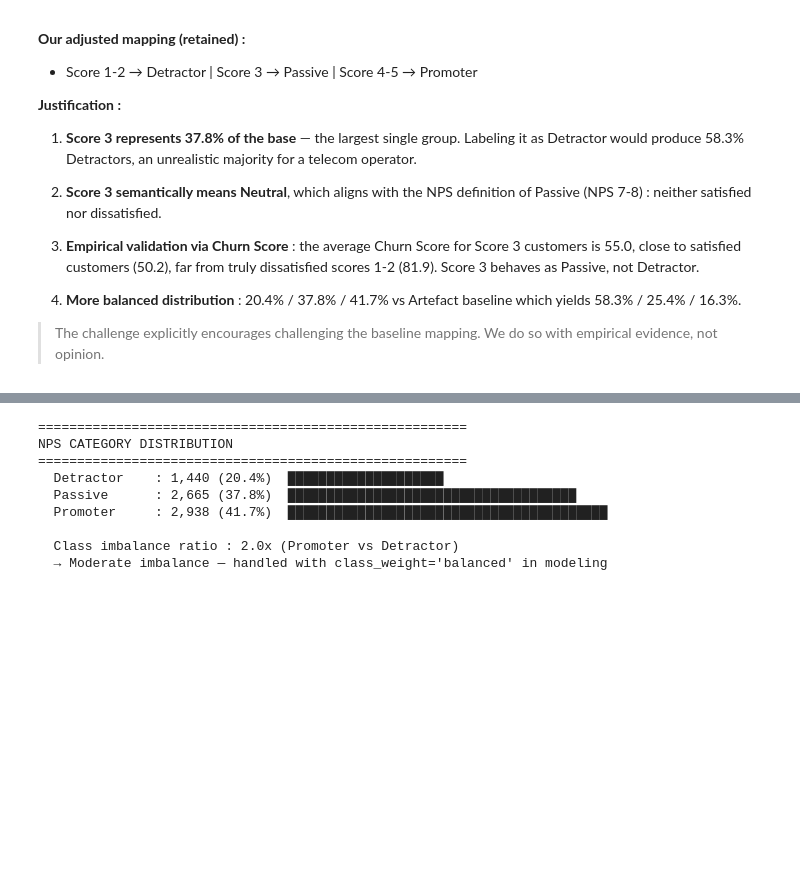
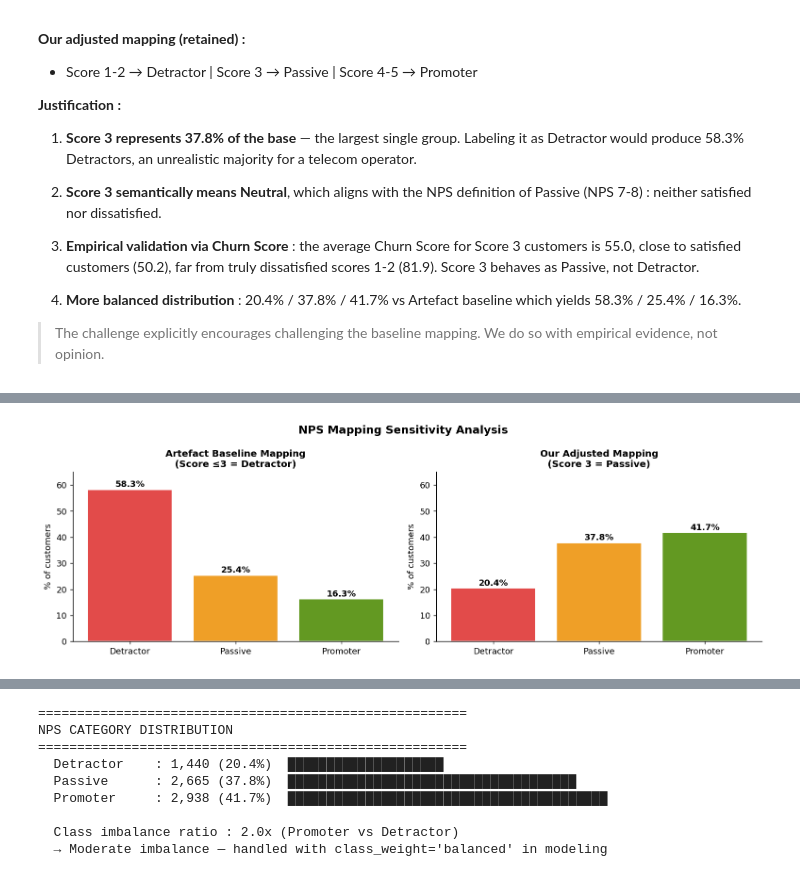
Before and after one commit to Franck-yao/artefact-nps-challenge, a Jupyter notebook: notebooks/NPS_Prediction.ipynb, the cells around one changed output, grey strips where cells are left out. Drawn from its saved outputs; the diff is of its cells as text; code cells hidden in the pictures; blank space fills up the shorter version.

```diff
--- a/notebooks/NPS_Prediction.ipynb
+++ b/notebooks/NPS_Prediction.ipynb
@@ -342,0 +359,84 @@ SATISFACTION SCORE DISTRIBUTION
+# %%
+# ── CELL 09b : Mapping sensitivity analysis ───────────────
+# The challenge asks us to discuss how sensitive the model
+# is to the NPS mapping choice.
+# We compare our mapping vs the Artefact baseline mapping.
+# ============================================================
+
+# --- Artefact baseline mapping ---
+def map_nps_baseline(score):
+    if score <= 3:   return 'Detractor'
+    elif score == 4: return 'Passive'
+    else:            return 'Promoter'
+
+# --- Our mapping ---
+def map_nps_ours(score):
+    if score <= 2:   return 'Detractor'
+    elif score == 3: return 'Passive'
+    else:            return 'Promoter'
+
+# --- Compare distributions ---
+baseline_dist = df['Satisfaction Score'].apply(
+    map_nps_baseline).value_counts(normalize=True) * 100
+our_dist = df['Satisfaction Score'].apply(
+    map_nps_ours).value_counts(normalize=True) * 100
+
+print("=" * 60)
+print("MAPPING SENSITIVITY — Distribution Comparison")
+print("=" * 60)
+print(f"\n{'Class':12s} {'Artefact baseline':>20s} {'Our mapping':>15s}")
+print("-" * 50)
+for label in ['Detractor', 'Passive', 'Promoter']:
+    b = baseline_dist.get(label, 0)
+    o = our_dist.get(label, 0)
+    print(f"  {label:12s} : {b:>18.1f}%  {o:>13.1f}%")
+
+print(f"""
+Key insight :
+  Artefact baseline → Detractor = {baseline_dist.get('Detractor',0):.1f}%
+  Our mapping       → Detractor = {our_dist.get('Detractor',0):.1f}%
+
+  Baseline produces an unrealistic {baseline_dist.get('Detractor',0):.0f}% Detractor majority.
+  Score 3 (37.8% of base) semantically means Neutral,
+  not Detractor — empirically confirmed by Churn Score (55.0 vs 81.9).
+
+  Our mapping is more business-realistic and empirically justified.
+  The downstream model trained on our mapping captures genuine
+  dissatisfaction signals rather than artificial majority bias.
+""")
+
+# --- Visualization ---
+fig, axes = plt.subplots(1, 2, figsize=(12, 4))
+
+colors = ['#E24B4A', '#EF9F27', '#639922']
+labels = ['Detractor', 'Passive', 'Promoter']
+
+axes[0].bar(labels,
+            [baseline_dist.get(l, 0) for l in labels],
+            color=colors, edgecolor='white')
+axes[0].set_title('Artefact Baseline Mapping\n(Score ≤3 = Detractor)',
+                  fontsize=11, fontweight='bold')
+axes[0].set_ylabel('% of customers')
+axes[0].set_ylim(0, 65)
+for i, l in enumerate(labels):
+    axes[0].text(i, baseline_dist.get(l, 0) + 1,
+                 f"{baseline_dist.get(l, 0):.1f}%",
+                 ha='center', fontweight='bold')
+
+axes[1].bar(labels,
+            [our_dist.get(l, 0) for l in labels],
+            color=colors, edgecolor='white')
+axes[1].set_title('Our Adjusted Mapping\n(Score 3 = Passive)',
+                  fontsize=11, fontweight='bold')
+axes[1].set_ylabel('% of customers')
+axes[1].set_ylim(0, 65)
+for i, l in enumerate(labels):
+    axes[1].text(i, our_dist.get(l, 0) + 1,
+                 f"{our_dist.get(l, 0):.1f}%",
+                 ha='center', fontweight='bold')
+
+plt.suptitle('NPS Mapping Sensitivity Analysis',
+             fontsize=13, fontweight='bold')
+plt.tight_layout()
+plt.show()
+# %% [output]
@@ -342,0 +460 @@ SATISFACTION SCORE DISTRIBUTION
+[figure, added]
```
Also changed, not shown: parts of 50 cells of this notebook.
